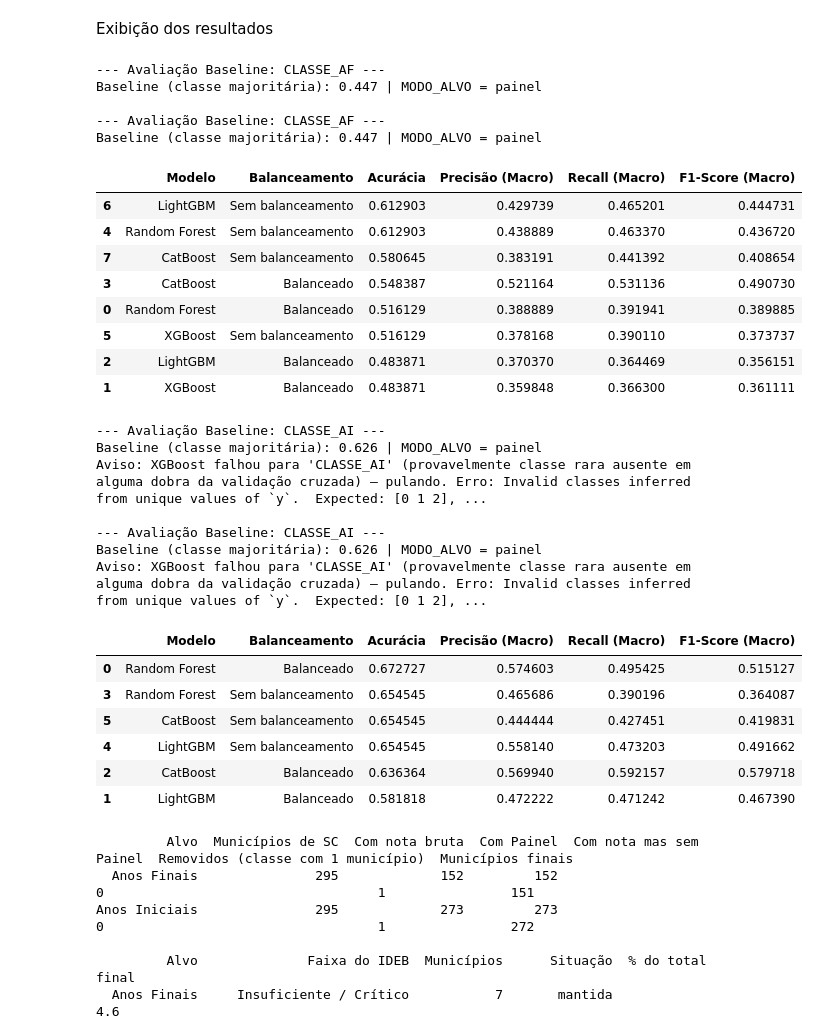
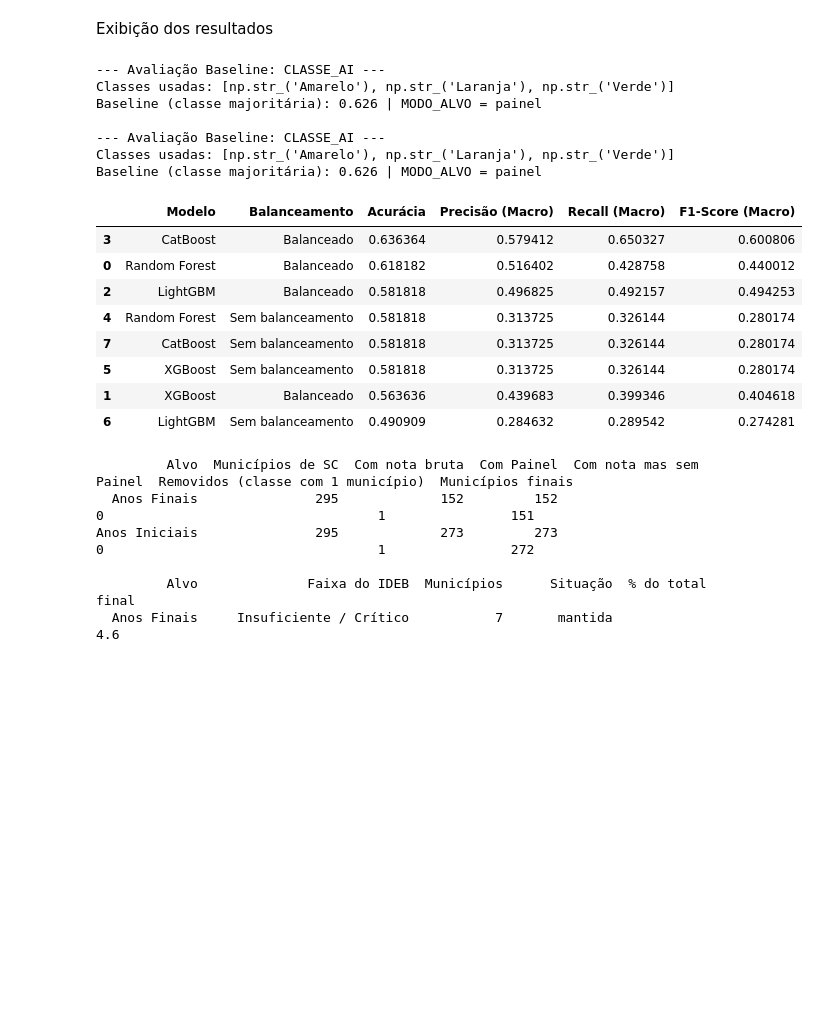
Before and after one commit to clarabecker/idsc-analysis, a Jupyter notebook: notebooks/04_global_prediction.ipynb, the cells around one changed output. Saved outputs shown, nothing was run; the diff lists cells and outputs as text; code cells hidden in the pictures; blank space fills up the shorter version.

```diff
--- a/notebooks/04_global_prediction.ipynb
+++ b/notebooks/04_global_prediction.ipynb
@@ -143,17 +143,30 @@ Divisão da base de dados para treino e teste e execução dos modelos
 # %%
 import re
 from sklearn.utils.class_weight import compute_sample_weight
+from sklearn.preprocessing import LabelEncoder
 
 def avaliar_modelos_por_alvo(df_base, coluna_alvo, colunas_remover, n_iter=10, usar_balanceamento=True):
     print(f"\n--- Avaliação Baseline: {coluna_alvo} ---")
 
     df_clean = df_base.dropna(subset=[coluna_alvo])
 
+    # Remove classes com menos de 2 municípios: elas quebram o stratify do
+    # train_test_split e deixam dobras da validação cruzada sem a classe.
+    contagem = df_clean[coluna_alvo].value_counts()
+    classes_validas = contagem[contagem >= 2].index
+    df_clean = df_clean[df_clean[coluna_alvo].isin(classes_validas)]
+
     X = df_clean.drop(columns=colunas_remover)
 
-    # Alvo de classificação (Painel ou faixas da nota bruta, conforme MODO_ALVO),
-    # codificado como 0..n-1 na ordem de ORDEM_CLASSES
-    y = pd.Categorical(df_clean[coluna_alvo], categories=ORDEM_CLASSES).codes
+    # Alvo de classificação (Painel ou faixas da nota bruta, conforme MODO_ALVO).
+    # O XGBoost exige rótulos contíguos 0..k-1. Se uma classe não existe em SC (ou foi
+    # removida acima), os códigos de pd.Categorical ficariam com buraco (ex.: [1,2,3])
+    # e o XGBoost falharia. O LabelEncoder recodifica só as classes presentes,
+    # preservando a ordem de ORDEM_CLASSES.
+    classes_presentes = [c for c in ORDEM_CLASSES if c in set(classes_validas)]
+    le = LabelEncoder().fit(classes_presentes)
+    y = le.transform(df_clean[coluna_alvo])
+    print(f"Classes usadas: {list(le.classes_)}")
     print(f"Baseline (classe majoritária): {pd.Series(y).value_counts(normalize=True).max():.3f} | MODO_ALVO = {MODO_ALVO}")
 
     # Limpeza dos nomes das colunas para evitar o LightGBMError
@@ -240,60 +253,45 @@ def avaliar_modelos_por_alvo(df_base, coluna_alvo, colunas_remover, n_iter=10, u
                 'F1-Score (Macro)': f1_score(y_test, y_pred, average='macro'),
             })
         except Exception as e:
-            print(f"Aviso: {nome} falhou para '{coluna_alvo}' (provavelmente classe rara ausente "
-                  f"em alguma dobra da validação cruzada) — pulando. Erro: {e}")
+            print(f"Aviso: {nome} falhou para '{coluna_alvo}' — pulando. Erro: {e}")
 
     return pd.DataFrame(resultados)
 # %% [markdown]
 Exibição dos resultados
 # %%
+# Roda apenas Anos Iniciais (AI), nas duas estratégias (balanceado vs. sem balanceamento),
+# e junta os resultados numa tabela só, ordenada por Acurácia.
+# Anos Finais (AF) já foi executado antes; para rodar de novo, descomente o bloco abaixo.
 
-# Roda cada alvo nas duas estratégias (balanceado vs. sem balanceamento) e junta os
-# resultados numa tabela só, ordenada por Acurácia -- facilita ver, para cada alvo,
-# qual estratégia rendeu a maior acurácia e com qual custo em F1/recall das classes raras.
-
-# Anos Finais
-resultados_af = pd.concat([
-    avaliar_modelos_por_alvo(df, classe_af, targets, usar_balanceamento=True),
-    avaliar_modelos_por_alvo(df, classe_af, targets, usar_balanceamento=False),
-], ignore_index=True).sort_values(by='Acurácia', ascending=False)
-display(resultados_af)
+# resultados_af = pd.concat([
+#     avaliar_modelos_por_alvo(df, classe_af, targets, usar_balanceamento=True),
+#     avaliar_modelos_por_alvo(df, classe_af, targets, usar_balanceamento=False),
+# ], ignore_index=True).sort_values(by='Acurácia', ascending=False)
+# display(resultados_af)
 
 # Anos Iniciais
 resultados_ai = pd.concat([
     avaliar_modelos_por_alvo(df, classe_ai, targets, usar_balanceamento=True),
     avaliar_modelos_por_alvo(df, classe_ai, targets, usar_balanceamento=False),
 ], ignore_index=True).sort_values(by='Acurácia', ascending=False)
 display(resultados_ai)
 # %% [output]
---- Avaliação Baseline: CLASSE_AF ---
-Baseline (classe majoritária): 0.447 | MODO_ALVO = painel
+--- Avaliação Baseline: CLASSE_AI ---
+Classes usadas: [np.str_('Amarelo'), np.str_('Laranja'), np.str_('Verde')]
+Baseline (classe majoritária): 0.626 | MODO_ALVO = painel
 
---- Avaliação Baseline: CLASSE_AF ---
-Baseline (classe majoritária): 0.447 | MODO_ALVO = painel
+--- Avaliação Baseline: CLASSE_AI ---
+Classes usadas: [np.str_('Amarelo'), np.str_('Laranja'), np.str_('Verde')]
+Baseline (classe majoritária): 0.626 | MODO_ALVO = painel
 |  | Modelo | Balanceamento | Acurácia | Precisão (Macro) | Recall (Macro) | F1-Score (Macro) |
-| 6 | LightGBM | Sem balanceamento | 0.612903 | 0.429739 | 0.465201 | 0.444731 |
-| 4 | Random Forest | Sem balanceamento | 0.612903 | 0.438889 | 0.463370 | 0.436720 |
-| 7 | CatBoost | Sem balanceamento | 0.580645 | 0.383191 | 0.441392 | 0.408654 |
-| 3 | CatBoost | Balanceado | 0.548387 | 0.521164 | 0.531136 | 0.490730 |
-| 0 | Random Forest | Balanceado | 0.516129 | 0.388889 | 0.391941 | 0.389885 |
-| 5 | XGBoost | Sem balanceamento | 0.516129 | 0.378168 | 0.390110 | 0.373737 |
-| 2 | LightGBM | Balanceado | 0.483871 | 0.370370 | 0.364469 | 0.356151 |
-| 1 | XGBoost | Balanceado | 0.483871 | 0.359848 | 0.366300 | 0.361111 |
+| 3 | CatBoost | Balanceado | 0.636364 | 0.579412 | 0.650327 | 0.600806 |
+| 0 | Random Forest | Balanceado | 0.618182 | 0.516402 | 0.428758 | 0.440012 |
+| 2 | LightGBM | Balanceado | 0.581818 | 0.496825 | 0.492157 | 0.494253 |
+| 4 | Random Forest | Sem balanceamento | 0.581818 | 0.313725 | 0.326144 | 0.280174 |
+| 7 | CatBoost | Sem balanceamento | 0.581818 | 0.313725 | 0.326144 | 0.280174 |
+| 5 | XGBoost | Sem balanceamento | 0.581818 | 0.313725 | 0.326144 | 0.280174 |
+| 1 | XGBoost | Balanceado | 0.563636 | 0.439683 | 0.399346 | 0.404618 |
+| 6 | LightGBM | Sem balanceamento | 0.490909 | 0.284632 | 0.289542 | 0.274281 |
---- Avaliação Baseline: CLASSE_AI ---
-Baseline (classe majoritária): 0.626 | MODO_ALVO = painel
-Aviso: XGBoost falhou para 'CLASSE_AI' (provavelmente classe rara ausente em alguma dobra da validação cruzada) — pulando. Erro: Invalid classes inferred from unique values of `y`.  Expected: [0 1 2], ...
-
---- Avaliação Baseline: CLASSE_AI ---
-Baseline (classe majoritária): 0.626 | MODO_ALVO = painel
-Aviso: XGBoost falhou para 'CLASSE_AI' (provavelmente classe rara ausente em alguma dobra da validação cruzada) — pulando. Erro: Invalid classes inferred from unique values of `y`.  Expected: [0 1 2], ...
-|  | Modelo | Balanceamento | Acurácia | Precisão (Macro) | Recall (Macro) | F1-Score (Macro) |
-| 0 | Random Forest | Balanceado | 0.672727 | 0.574603 | 0.495425 | 0.515127 |
-| 3 | Random Forest | Sem balanceamento | 0.654545 | 0.465686 | 0.390196 | 0.364087 |
-| 5 | CatBoost | Sem balanceamento | 0.654545 | 0.444444 | 0.427451 | 0.419831 |
-| 4 | LightGBM | Sem balanceamento | 0.654545 | 0.558140 | 0.473203 | 0.491662 |
-| 2 | CatBoost | Balanceado | 0.636364 | 0.569940 | 0.592157 | 0.579718 |
-| 1 | LightGBM | Balanceado | 0.581818 | 0.472222 | 0.471242 | 0.467390 |
 # %%
 import numpy as np
 import pandas as pd
```
Also changed, not shown: 46 other files.
